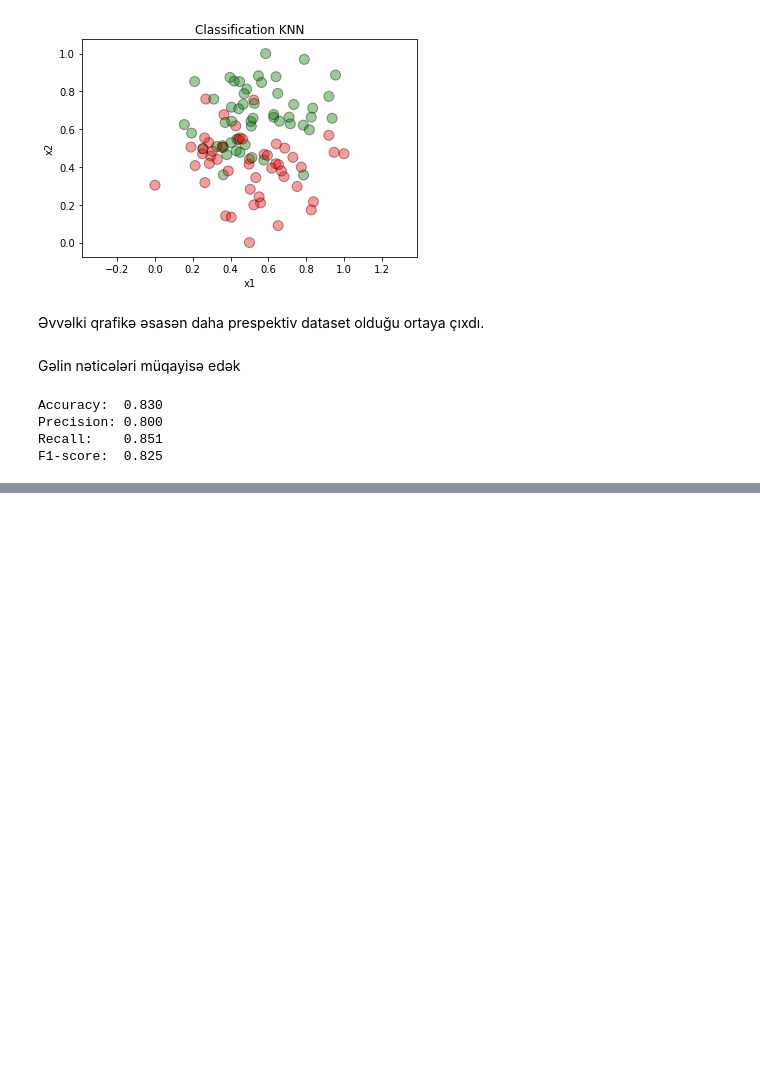
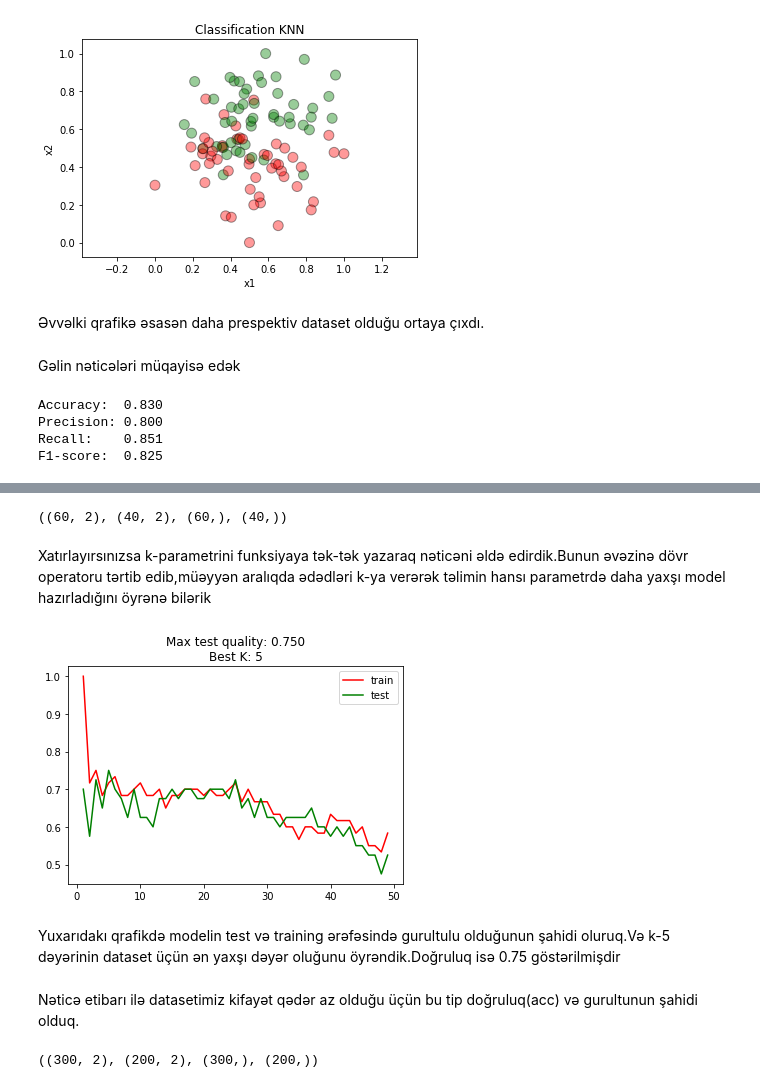
Before and after one commit to RashadGarayev/MachineLearningAZ, a Jupyter notebook: MachineLearningAz/Algorithm.ipynb, the cells around one changed output, grey strips where cells are left out. Drawn from its saved outputs; the diff is of its cells as text; code cells hidden in the pictures; blank space fills up the shorter version.

```diff
--- a/MachineLearningAz/Algorithm.ipynb
+++ b/MachineLearningAz/Algorithm.ipynb
@@ -455,0 +466,3 @@ F1-score:  0.825
+# %%
+X, y = datasets.make_blobs(n_samples=100, random_state=5, centers=2)
+PlotPoints(X, y)
@@ -455,0 +471,38 @@ F1-score:  0.825
+# %%
+from sklearn.model_selection import train_test_split
+X_train, X_test, y_train, y_test = train_test_split(X, y, test_size=0.4, random_state=42)#datasetdə olan elementlərin yüzdə qırx faizini(test_size=0.4) test seti üçün istifadə edirik
+# %%
+X_train.shape, X_test.shape, y_train.shape, y_test.shape
+# %% [output]
+((60, 2), (40, 2), (60,), (40,))
+# %% [markdown]
+Xatırlayırsınızsa k-parametrini funksiyaya tək-tək yazaraq nəticəni əldə edirdik.Bunun əvəzinə dövr operatoru tərtib edib,müəyyən aralıqda ədədləri k-ya verərək təlimin hansı parametrdə daha yaxşı model hazırladığını öyrənə bilərik
+# %%
+neighbors = range(1, 50)
+accuracy_train = []
+accuracy_test = []
+for k in neighbors:
+    knn = KNeighborsClassifier(n_neighbors=k)
+    knn.fit(X_train, y_train)
+    accuracy_train.append(accuracy_score(knn.predict(X_train), y_train))
+    accuracy_test.append(accuracy_score(knn.predict(X_test), y_test))
+
+plt.plot(neighbors, accuracy_train, color='red', label='train')
+plt.plot(neighbors, accuracy_test, color='green', label='test')
+plt.title("Max test quality: {:.3f}\nBest K: {}".format(max(accuracy_test), np.argmax(accuracy_test)+1))
+plt.legend()
+plt.show()
+# %% [output]
+[figure, added]
+# %% [markdown]
+Yuxarıdakı qrafikdə modelin test və training ərəfəsində gurultulu olduğunun şahidi oluruq.Və k-5 dəyərinin dataset üçün ən yaxşı dəyər oluğunu öyrəndik.Doğruluq isə 0.75 göstərilmişdir
+# %% [markdown]
+Nəticə etibarı ilə datasetimiz kifayət qədər az olduğu üçün bu tip doğruluq(acc) və gurultunun şahidi olduq.
+# %%
+X, y = datasets.make_blobs(n_samples=500, random_state=4, centers=2, cluster_std=2)
+
+
+X_train, X_test, y_train, y_test = train_test_split(X, y, test_size=0.4, random_state=42)
+X_train.shape, X_test.shape, y_train.shape, y_test.shape
+# %% [output]
+((300, 2), (200, 2), (300,), (200,))
```
Also changed, not shown: parts of 22 cells of this notebook, 2 other files.
